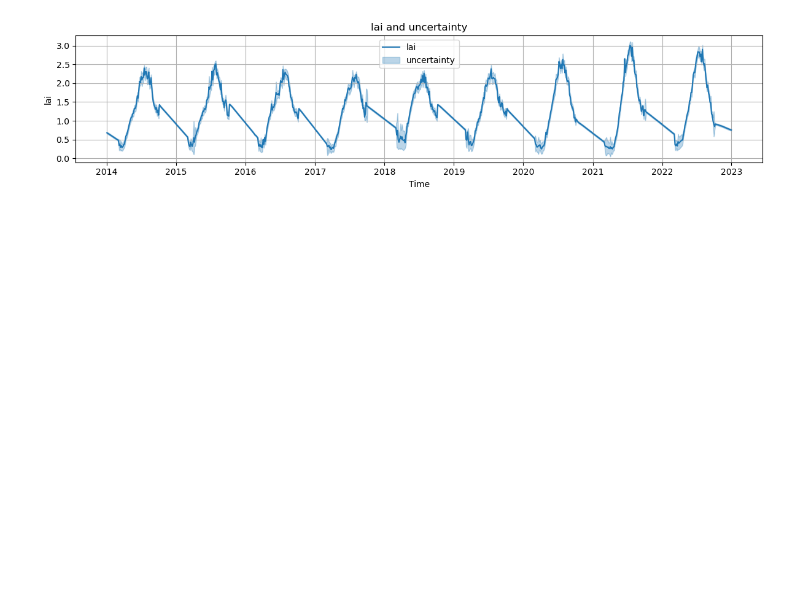
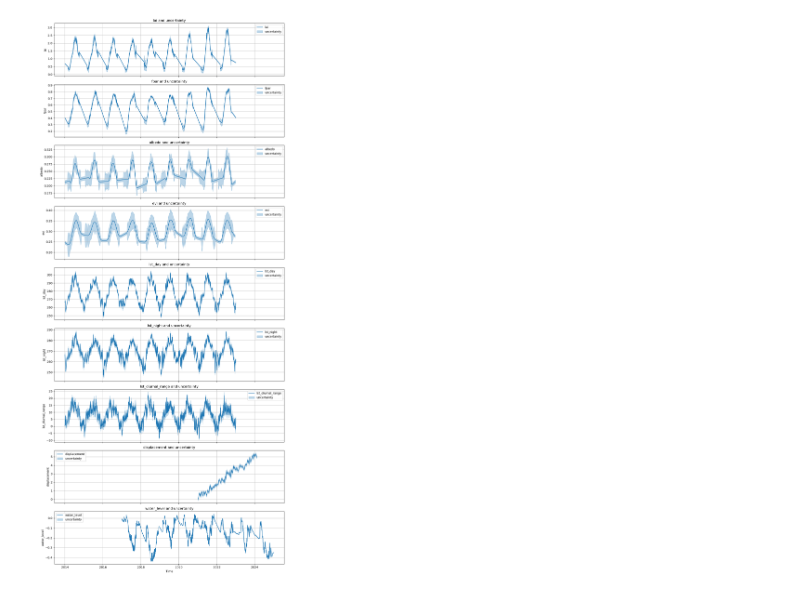
Before and after one commit to Assimila/wpl-notebooks, a Jupyter notebook: stats/indicators_degero.ipynb, the cells around one changed output. Cells and saved outputs as stored; diff of their text form; code cells hidden in the pictures; blank space fills up the shorter version.

```diff
--- a/stats/indicators_degero.ipynb
+++ b/stats/indicators_degero.ipynb
@@ -20,32 +20,32 @@ uncertainties = pd.read_hdf(fname, 'uncertainty')
 # %%
 # Set the time range for plotting
 start_time = pd.to_datetime('2014-01-01')
 end_time = pd.to_datetime('2024-12-31')
 
 # Ensure data and uncertainties have the same columns and index
 common_vars = [col for col in data.columns if col in uncertainties.columns]
-common_vars = ['lai']
+# common_vars = ['lai']
 
 fig, axes = plt.subplots(len(common_vars), 1, figsize=(12, 3*len(common_vars)), sharex=True)
 if len(common_vars) == 1:
     axes = [axes]
 
 for i, var in enumerate(common_vars):
     series = data[var].loc[start_time:end_time]
     stddev = np.sqrt(uncertainties[var].loc[start_time:end_time])
     axes[i].plot(series.index, series.values, label=var, color='C0')
     axes[i].fill_between(series.index, series.values - stddev.values, series.values + stddev.values,
                          color='C0', alpha=0.3, label='uncertainty')
     axes[i].set_ylabel(var)
     axes[i].set_title(f'{var} and uncertainty')
     axes[i].legend()
     axes[i].grid(True)
 
 plt.xlabel('Time')
 plt.tight_layout()
 plt.show()
 # %% [output]
-[figure, old version]
+[figure, new version]
 # %%
 # Compute daily climatology and standardized anomalies for each variable
 # The climatology mean is weighted by the inverse variance (from uncertainties)
```
Also changed, not shown: parts of 6 cells of this notebook, 3 other files.
